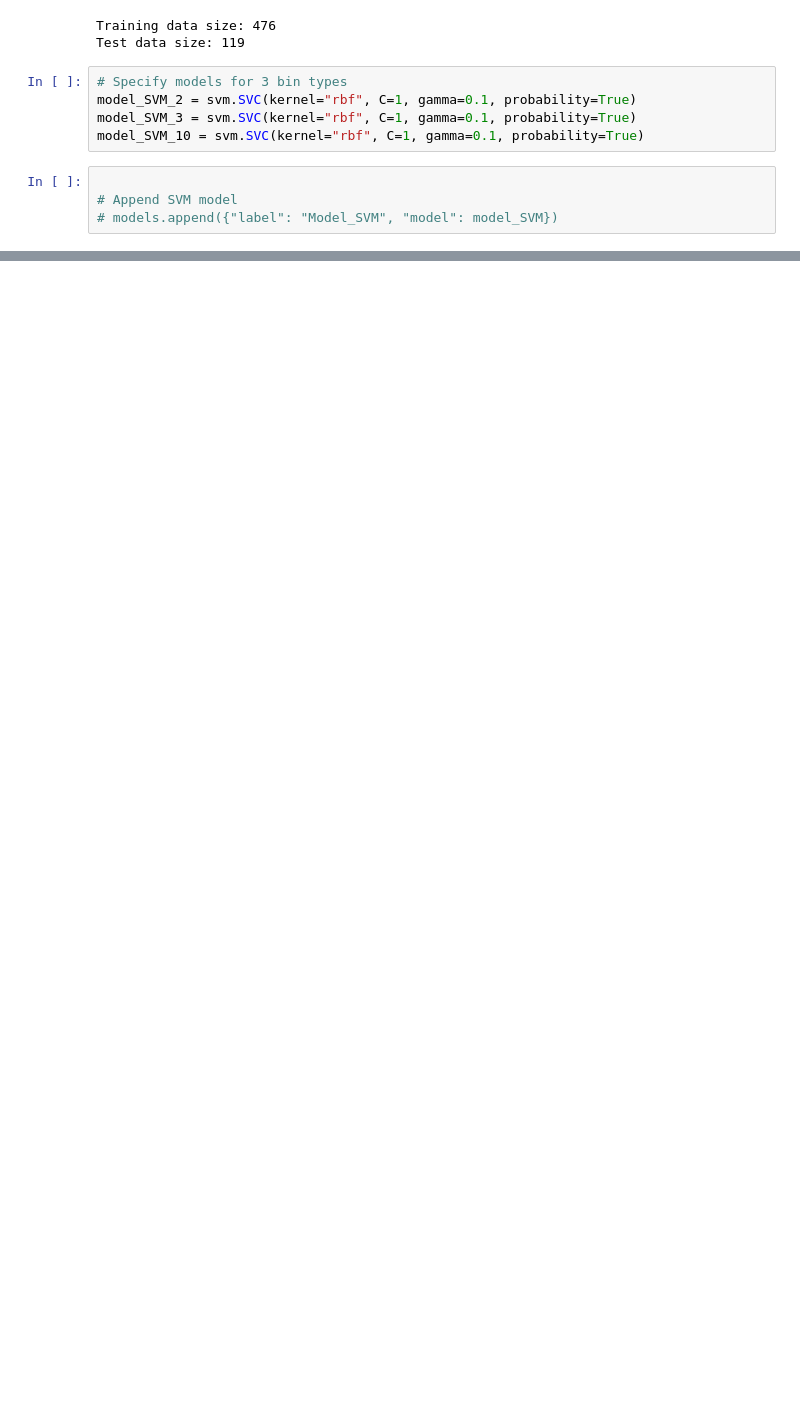
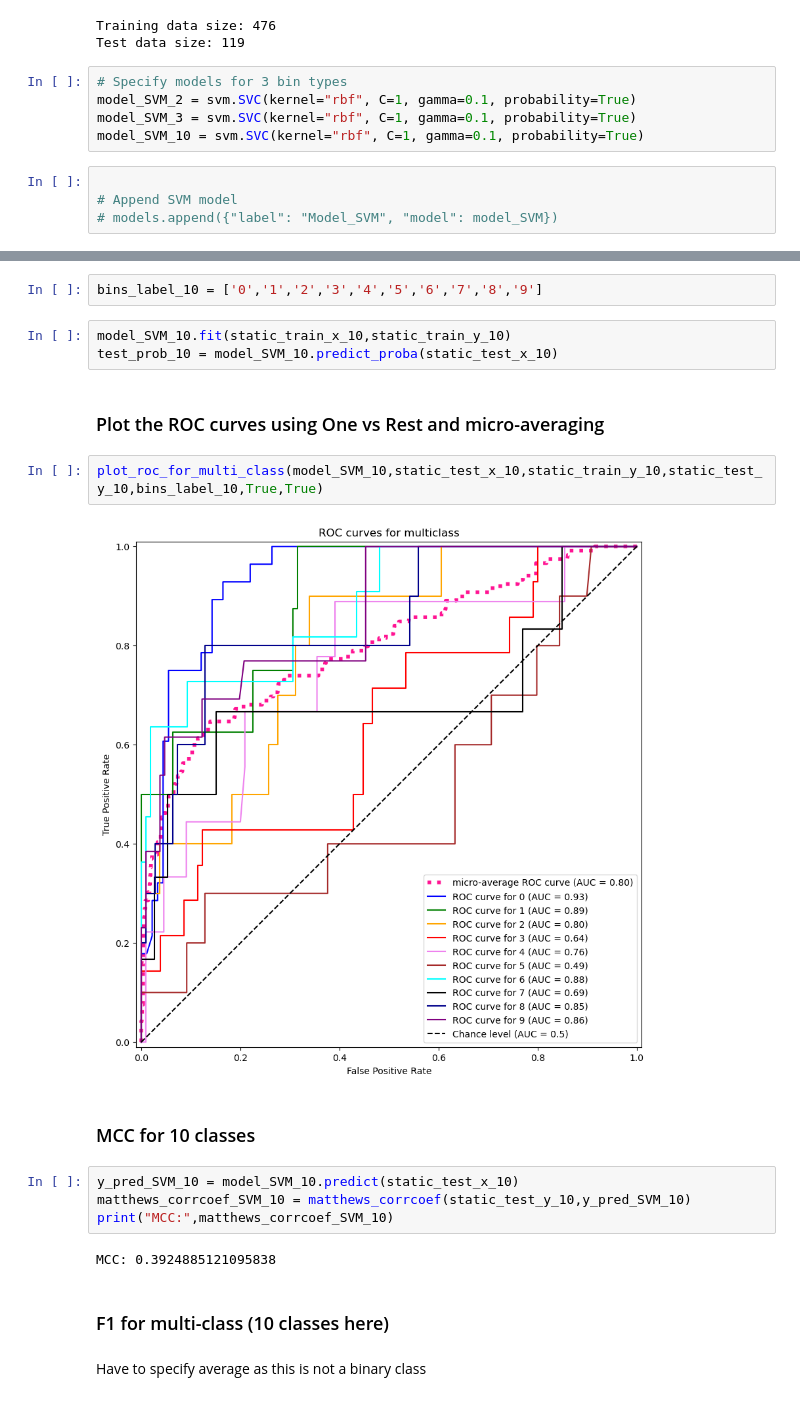
Before and after one commit to ASarriJackson/SummerProject, a Jupyter notebook: Classifiers/Classification_SVM.ipynb, the cells around one changed output, grey strips where cells are left out. Saved outputs shown, nothing was run; the diff lists cells and outputs as text; blank space fills up the shorter version.

```diff
--- a/Classifiers/Classification_SVM.ipynb
+++ b/Classifiers/Classification_SVM.ipynb
@@ -60,0 +176,23 @@ model_SVM_10 = svm.SVC(kernel="rbf", C=1, gamma=0.1, probability=True)
+# %%
+bins_label_10 = ['0','1','2','3','4','5','6','7','8','9']
+# %%
+model_SVM_10.fit(static_train_x_10,static_train_y_10)
+test_prob_10 = model_SVM_10.predict_proba(static_test_x_10)
+# %% [markdown]
+### Plot the ROC curves using One vs Rest and micro-averaging ###
+# %%
+plot_roc_for_multi_class(model_SVM_10,static_test_x_10,static_train_y_10,static_test_y_10,bins_label_10,True,True)
+# %% [output]
+[figure, added]
+# %% [markdown]
+### MCC for 10 classes ###
+# %%
+y_pred_SVM_10 = model_SVM_10.predict(static_test_x_10)
+matthews_corrcoef_SVM_10 = matthews_corrcoef(static_test_y_10,y_pred_SVM_10)
+print("MCC:",matthews_corrcoef_SVM_10)
+# %% [output]
+MCC: 0.3924885121095838
+# %% [markdown]
+### F1 for multi-class (10 classes here) ###
+# %% [markdown]
+Have to specify average as this is not a binary class
```
Also changed, not shown: parts of 30 cells of this notebook, 2 other files.
